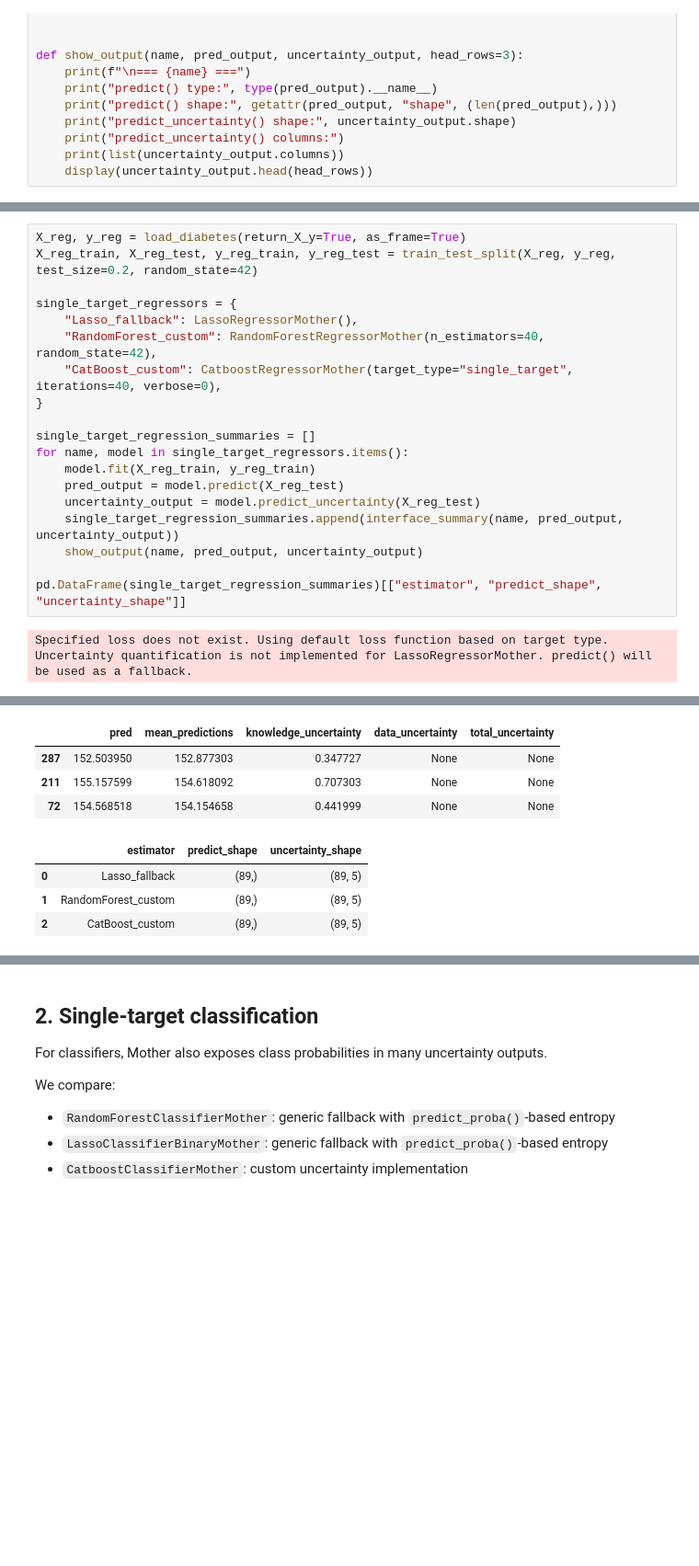
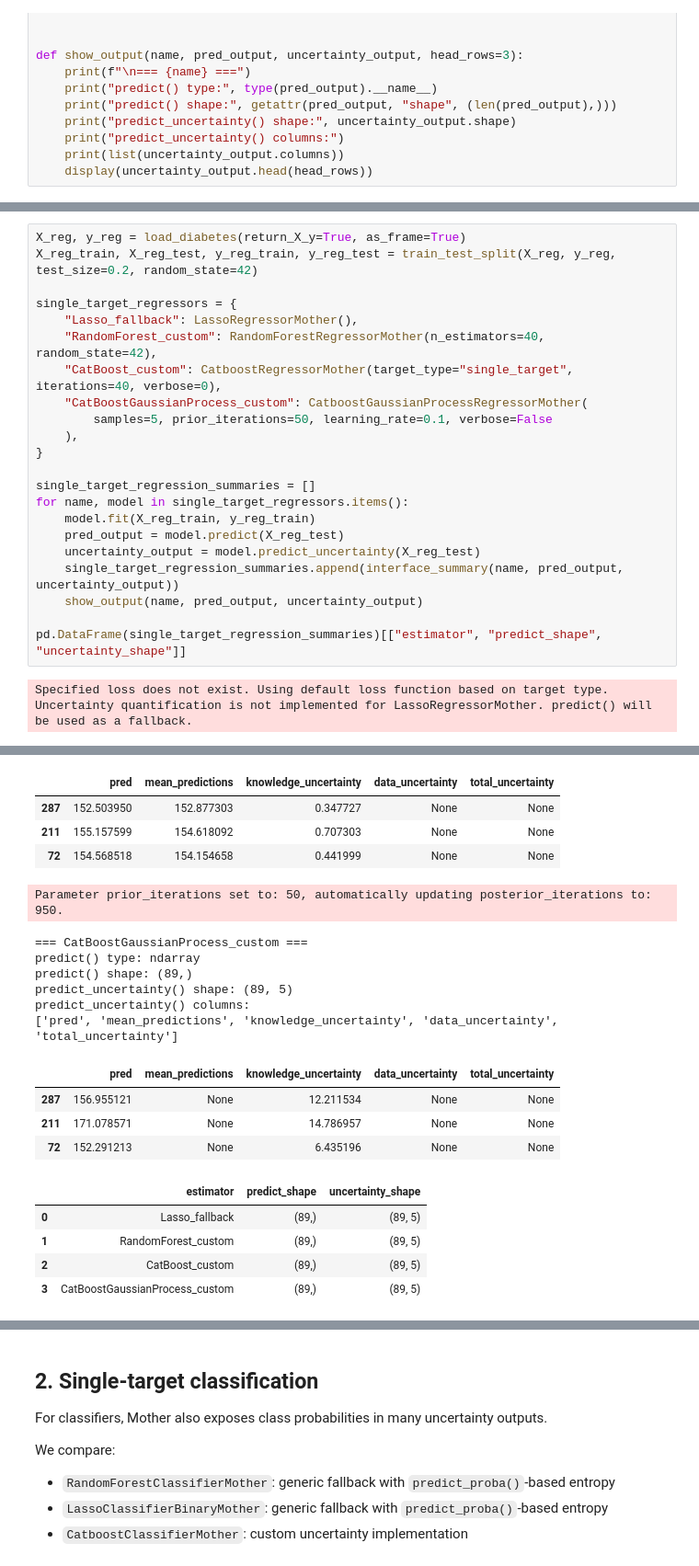
Before and after one commit to Bayer-Group/MotherML, a Jupyter notebook: examples/notebooks/01_basics/06_predict_predict_uncertainty_interface.ipynb, the cells around one changed output, grey strips where cells are left out. Shown at 92% size. Cells and saved outputs as stored; diff of their text form; blank space fills up the shorter version.

Commit message:
fix(notebook): update predict_uncertainty interface examples and add CatboostGaussianProcessRegressorMother

```diff
--- a/examples/notebooks/01_basics/06_predict_predict_uncertainty_interface.ipynb
+++ b/examples/notebooks/01_basics/06_predict_predict_uncertainty_interface.ipynb
@@ -82,6 +78,9 @@ single_target_regressors = {
     "Lasso_fallback": LassoRegressorMother(),
     "RandomForest_custom": RandomForestRegressorMother(n_estimators=40, random_state=42),
     "CatBoost_custom": CatboostRegressorMother(target_type="single_target", iterations=40, verbose=0),
+    "CatBoostGaussianProcess_custom": CatboostGaussianProcessRegressorMother(
+        samples=5, prior_iterations=50, learning_rate=0.1, verbose=False
+    ),
 }
 
 single_target_regression_summaries = []
@@ -99,37 +98,49 @@ Uncertainty quantification is not implemented for LassoRegressorMother. predict(
 === Lasso_fallback ===
 predict() type: ndarray
 predict() shape: (89,)
 predict_uncertainty() shape: (89, 5)
 predict_uncertainty() columns:
 ['pred', 'mean_predictions', 'knowledge_uncertainty', 'data_uncertainty', 'total_uncertainty']
 |  | pred | mean_predictions | knowledge_uncertainty | data_uncertainty | total_uncertainty |
 | 287 | 157.913466 | None | None | None | None |
 | 211 | 162.871413 | None | None | None | None |
 | 72 | 172.363821 | None | None | None | None |
 === RandomForest_custom ===
 predict() type: ndarray
 predict() shape: (89,)
 predict_uncertainty() shape: (89, 5)
 predict_uncertainty() columns:
 ['pred', 'mean_predictions', 'knowledge_uncertainty', 'data_uncertainty', 'total_uncertainty']
 |  | pred | mean_predictions | knowledge_uncertainty | data_uncertainty | total_uncertainty |
 | 287 | 168.000 | None | None | None | 74.25 |
 | 211 | 165.600 | None | None | None | 67.25 |
 | 72 | 170.375 | None | None | None | 85.00 |
 === CatBoost_custom ===
 predict() type: ndarray
 predict() shape: (89,)
 predict_uncertainty() shape: (89, 5)
 predict_uncertainty() columns:
 ['pred', 'mean_predictions', 'knowledge_uncertainty', 'data_uncertainty', 'total_uncertainty']
 |  | pred | mean_predictions | knowledge_uncertainty | data_uncertainty | total_uncertainty |
 | 287 | 152.503950 | 152.877303 | 0.347727 | None | None |
 | 211 | 155.157599 | 154.618092 | 0.707303 | None | None |
 | 72 | 154.568518 | 154.154658 | 0.441999 | None | None |
+Parameter prior_iterations set to: 50, automatically updating posterior_iterations to: 950.
+=== CatBoostGaussianProcess_custom ===
+predict() type: ndarray
+predict() shape: (89,)
+predict_uncertainty() shape: (89, 5)
+predict_uncertainty() columns:
+['pred', 'mean_predictions', 'knowledge_uncertainty', 'data_uncertainty', 'total_uncertainty']
-|  | estimator | predict_shape | uncertainty_shape |
-| 0 | Lasso_fallback | (89,) | (89, 5) |
-| 1 | RandomForest_custom | (89,) | (89, 5) |
-| 2 | CatBoost_custom | (89,) | (89, 5) |
+|  | pred | mean_predictions | knowledge_uncertainty | data_uncertainty | total_uncertainty |
+| 287 | 156.955121 | None | 12.211534 | None | None |
+| 211 | 171.078571 | None | 14.786957 | None | None |
+| 72 | 152.291213 | None | 6.435196 | None | None |
+|  | estimator | predict_shape | uncertainty_shape |
+| 0 | Lasso_fallback | (89,) | (89, 5) |
+| 1 | RandomForest_custom | (89,) | (89, 5) |
+| 2 | CatBoost_custom | (89,) | (89, 5) |
+| 3 | CatBoostGaussianProcess_custom | (89,) | (89, 5) |
 # %% [markdown]
 ### Observation
 
```
Also changed, not shown: parts of 7 cells of this notebook.
